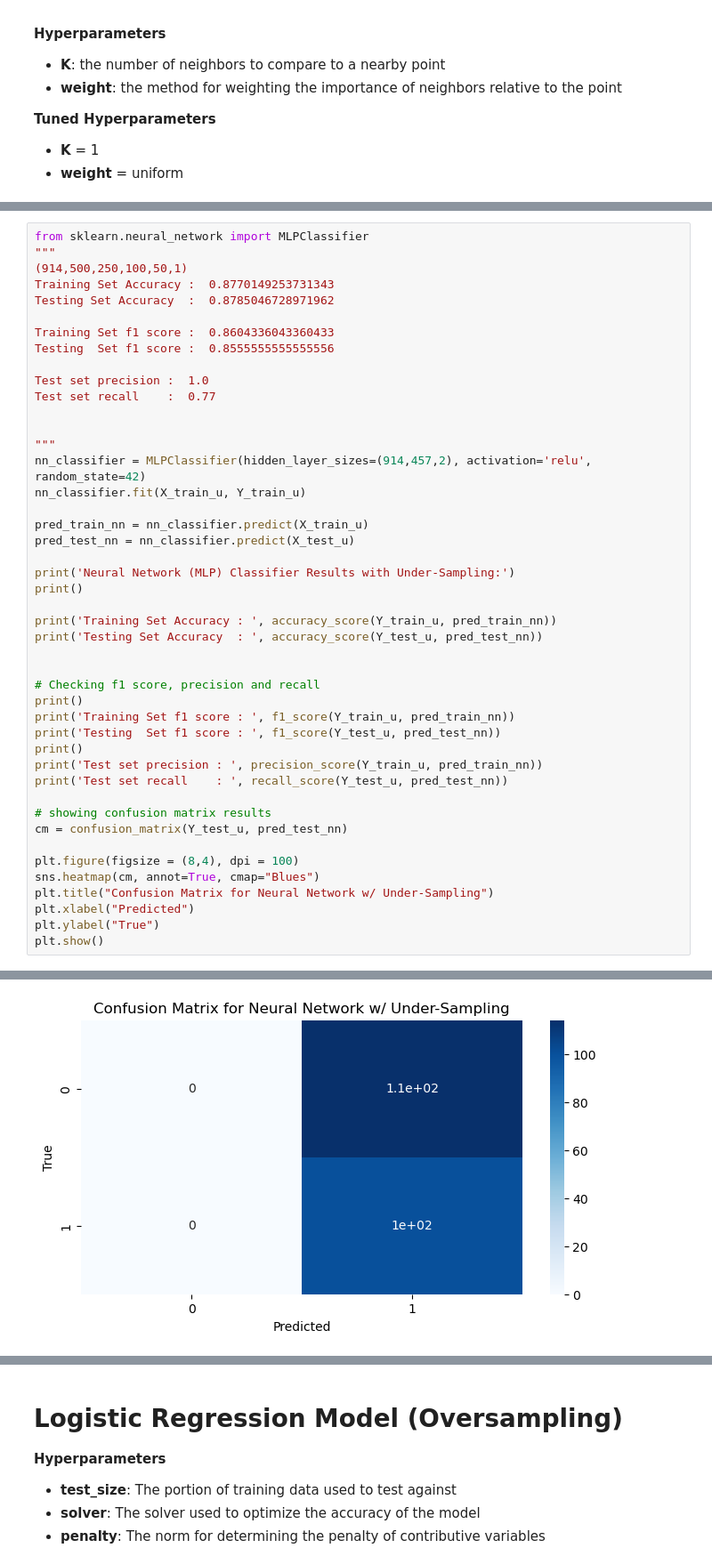
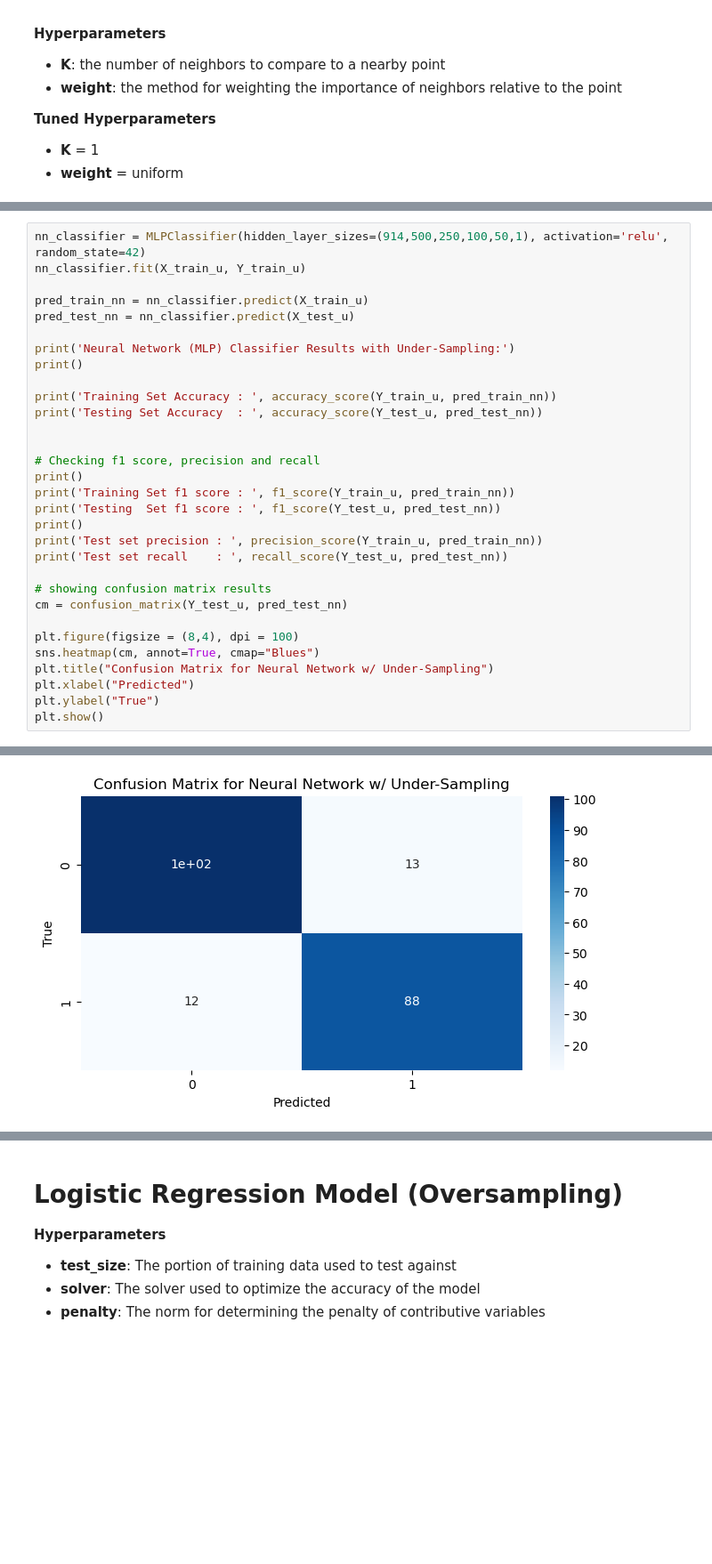
Before and after one commit to jalikens/CS484-DMA, a Jupyter notebook: Models.ipynb, the cells around one changed output, grey strips where cells are left out. Shown: that part at 89% size. Drawn from its saved outputs; the diff is of its cells as text; blank space fills up the shorter version.

```diff
--- a/Models.ipynb
+++ b/Models.ipynb
@@ -307,19 +321,5 @@ F1-score: 0.29477020602218695
 # %%
-from sklearn.neural_network import MLPClassifier
-"""
-(914,500,250,100,50,1)
-Training Set Accuracy :  0.8770149253731343
-Testing Set Accuracy  :  0.8785046728971962
-
-Training Set f1 score :  0.8604336043360433
-Testing  Set f1 score :  0.8555555555555556
-
-Test set precision :  1.0
-Test set recall    :  0.77
-
-
-"""
-nn_classifier = MLPClassifier(hidden_layer_sizes=(914,457,2), activation='relu', random_state=42)
+nn_classifier = MLPClassifier(hidden_layer_sizes=(914,500,250,100,50,1), activation='relu', random_state=42)
 nn_classifier.fit(X_train_u, Y_train_u)
 
 pred_train_nn = nn_classifier.predict(X_train_u)
@@ -363 +363 @@ Test set recall    :  1.0
-[figure, old version]
+[figure, new version]
```
Also changed, not shown: parts of 11 cells of this notebook.
